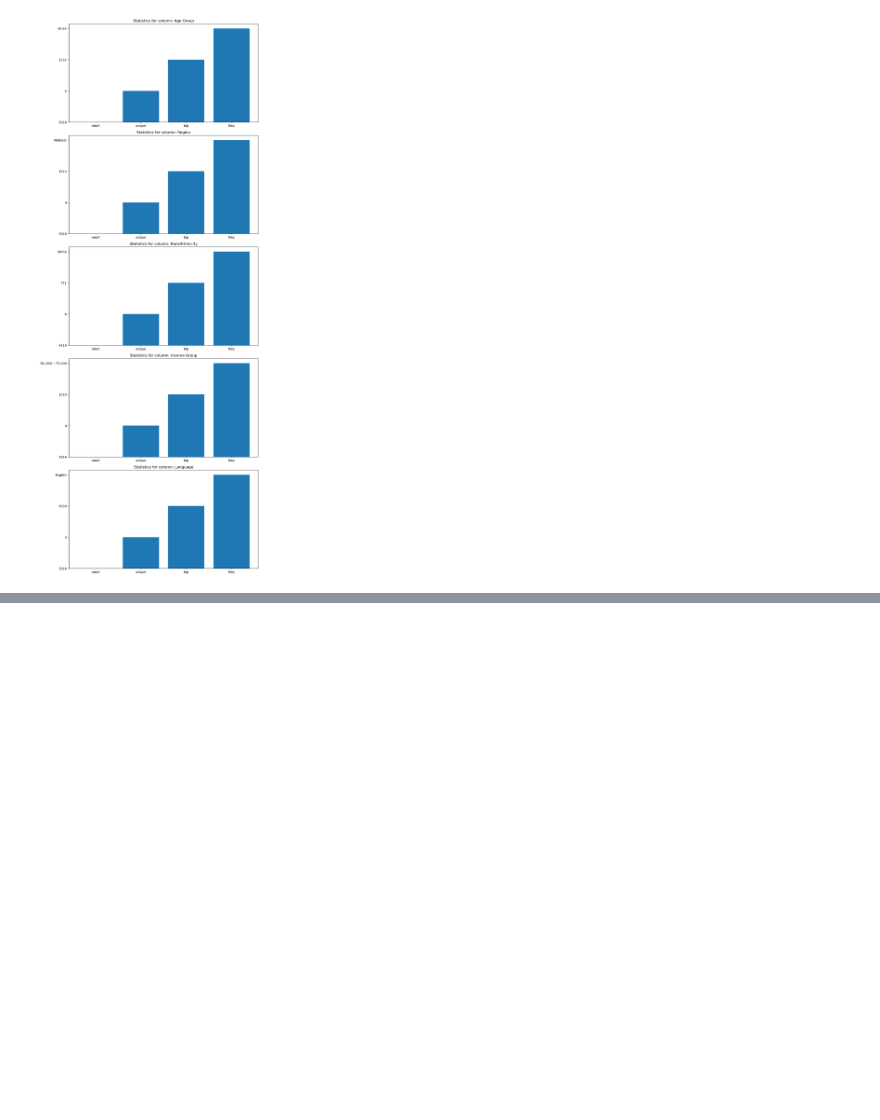
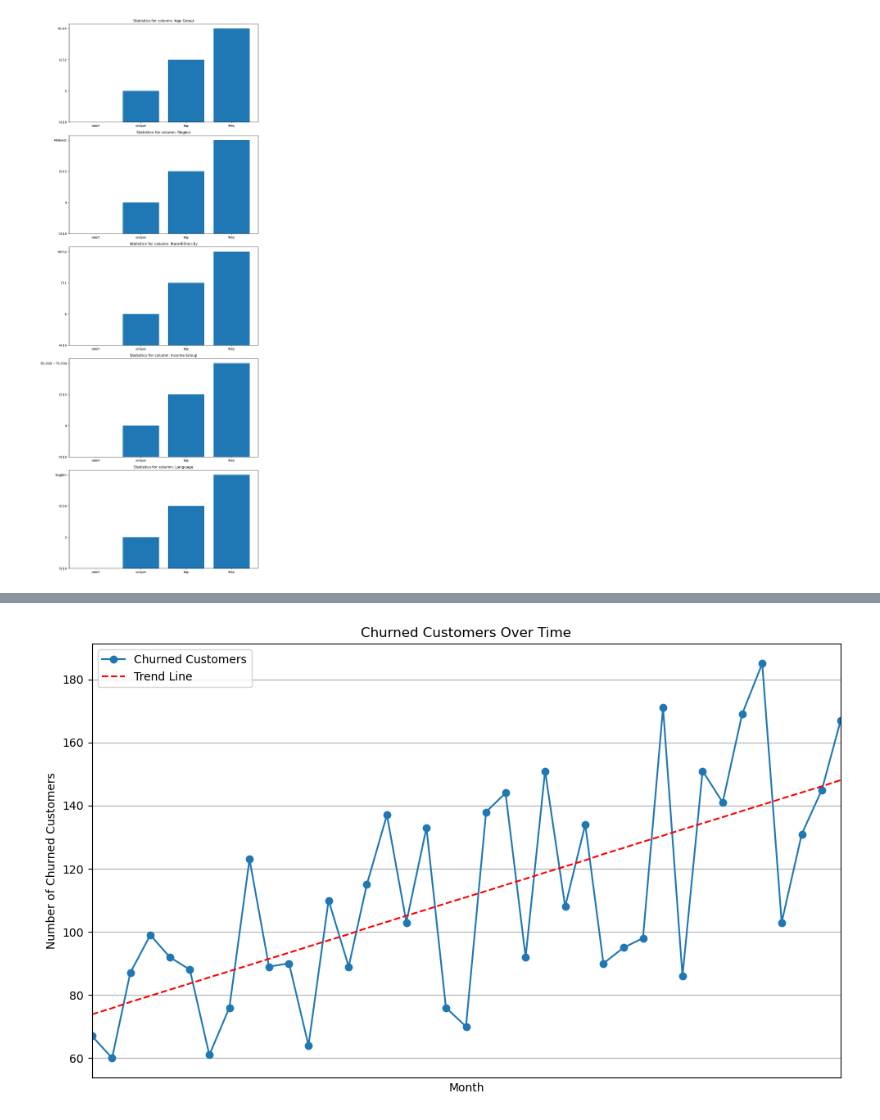
Before and after one commit to rafvrab/Diagnosing-the-Downturn-A-Multi-Channel-Sales-Analysis-, a Jupyter notebook: Notebook.ipynb, the cells around one changed output, grey strips where cells are left out. Cells and saved outputs as stored; diff of their text form; code cells hidden in the pictures; blank space fills up the shorter version.

```diff
--- a/Notebook.ipynb
+++ b/Notebook.ipynb
@@ -1527,0 +1589,32 @@ plt.show()
+# %%
+# Get the x and y data
+x_data = np.arange(len(last_purchase_month.value_counts().sort_index()))
+y_data = last_purchase_month.value_counts().sort_index().values
+
+# Fit a linear regression model
+model = LinearRegression().fit(x_data.reshape(-1, 1), y_data)
+
+# Predict y values using the model
+y_pred = model.predict(x_data.reshape(-1, 1))
+
+# Plotting the churned customers count and trend line over time
+plt.figure(figsize=(10, 6))
+plt.plot(last_purchase_month.value_counts().sort_index(), marker='o', linestyle='-', label='Churned Customers')
+plt.plot(last_purchase_month.value_counts().sort_index().index, y_pred, linestyle='--', color='red', label='Trend Line')
+plt.title('Churned Customers Over Time')
+plt.xlabel('Month')
+plt.ylabel('Number of Churned Customers')
+plt.xticks(ticks=np.arange(len(last_purchase_month.value_counts().sort_index())),
+           labels=last_purchase_month.value_counts().sort_index().index.strftime('%Y-%m'), rotation=45)
+plt.grid(True)
+plt.legend()
+
+# Adjust x-axis limits to start from January 2021
+start_date = pd.Timestamp('2021-01-01')
+end_date = last_purchase_month.value_counts().sort_index().index[-1]
+plt.xlim(start_date, end_date)
+
+plt.tight_layout()
+plt.show()
+# %% [output]
+[figure, added]
```
Also changed, not shown: parts of 25 cells of this notebook.
